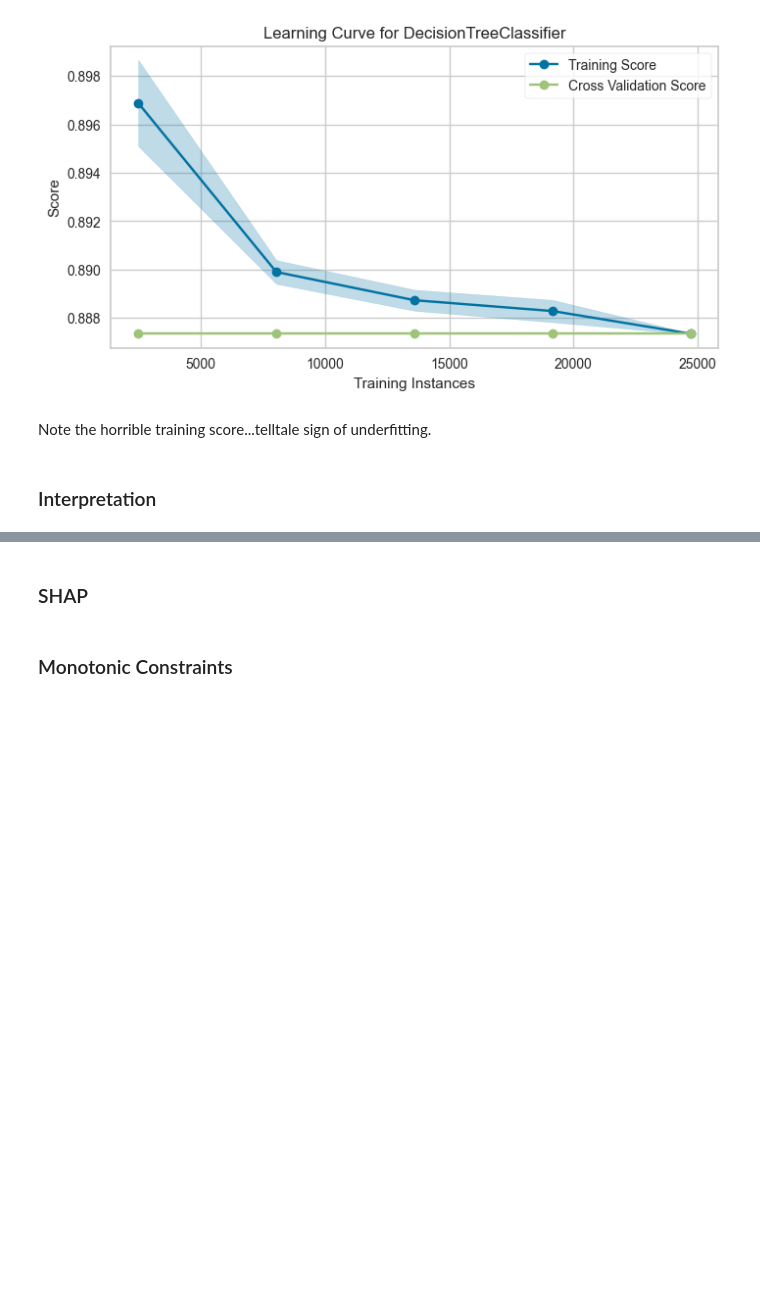
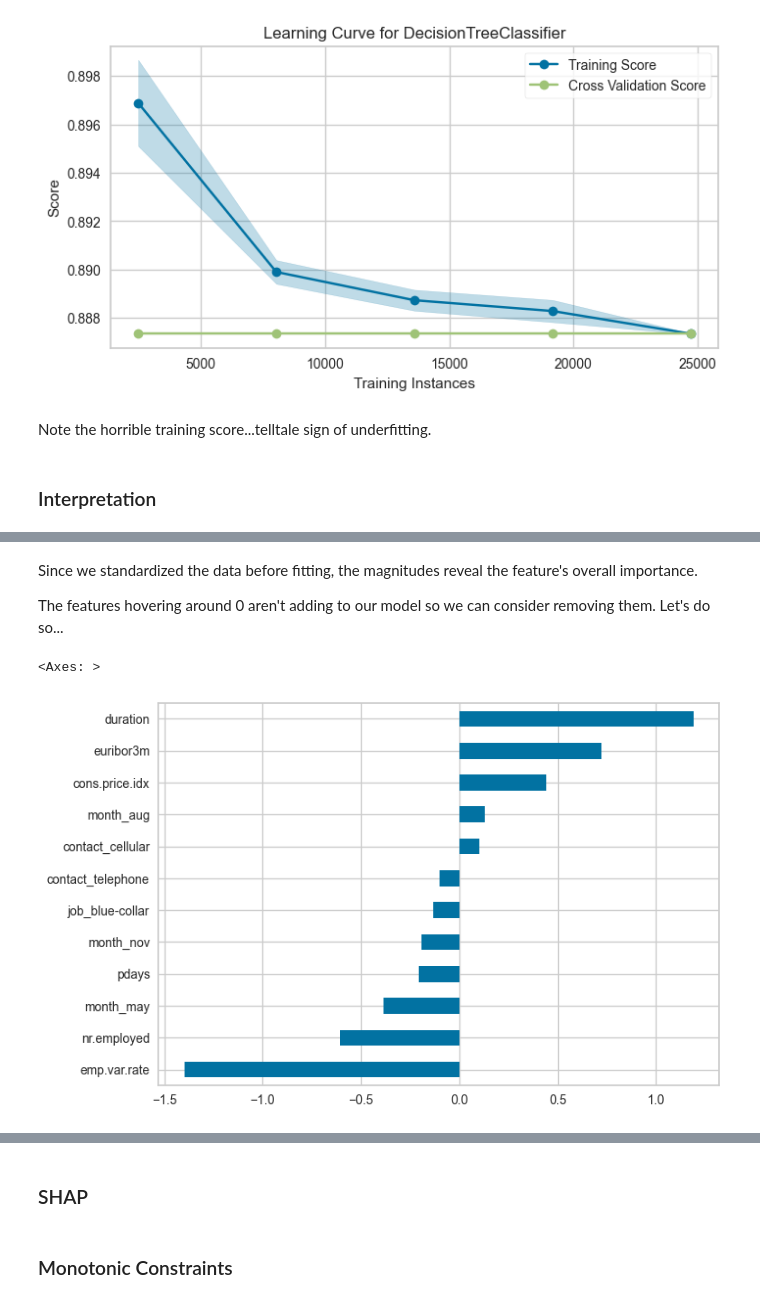
Before and after one commit to hfuhruhurr/effective-xgboost, a Jupyter notebook: dude.ipynb, the cells around one changed output, grey strips where cells are left out. Saved outputs shown, nothing was run; the diff lists cells and outputs as text; code cells hidden in the pictures; blank space fills up the shorter version.

```diff
--- a/dude.ipynb
+++ b/dude.ipynb
@@ -1018,0 +1036,13 @@ Note the horrible training score...telltale sign of underfitting.
+# %% [markdown]
+Since we standardized the data before fitting, the magnitudes reveal the feature's overall importance.
+
+The features hovering around 0 aren't adding to our model so we can consider removing them.  Let's do so...
+# %%
+(pd.Series(lr.coef_[0], index=X_train.columns)
+ .sort_values()
+ .pipe(lambda ser: ser[ser.abs() > .1])
+ .plot.barh()
+)
+# %% [output]
+<Axes: >
+[figure, added]
```
Also changed, not shown: parts of 7 cells of this notebook.
